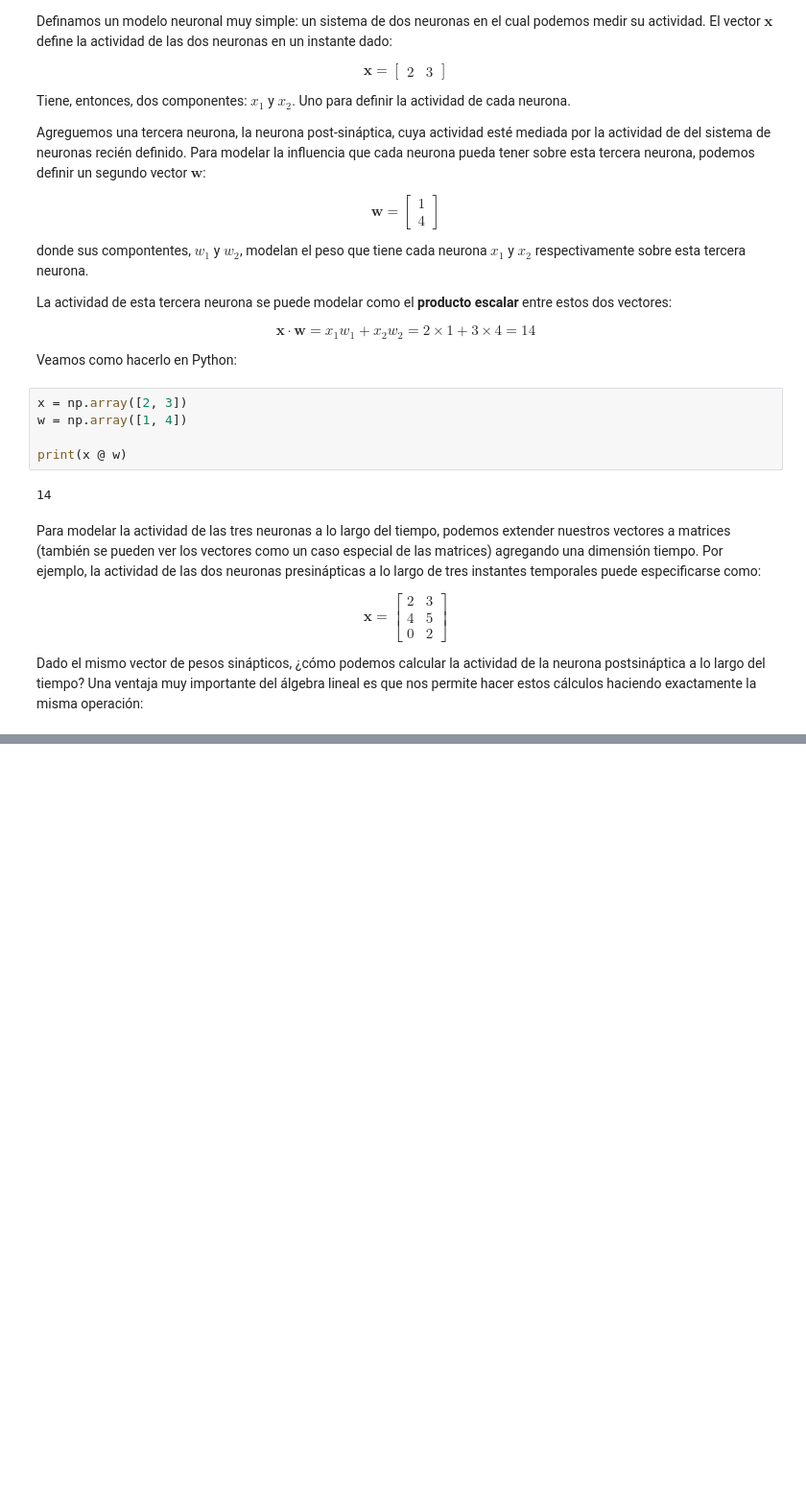
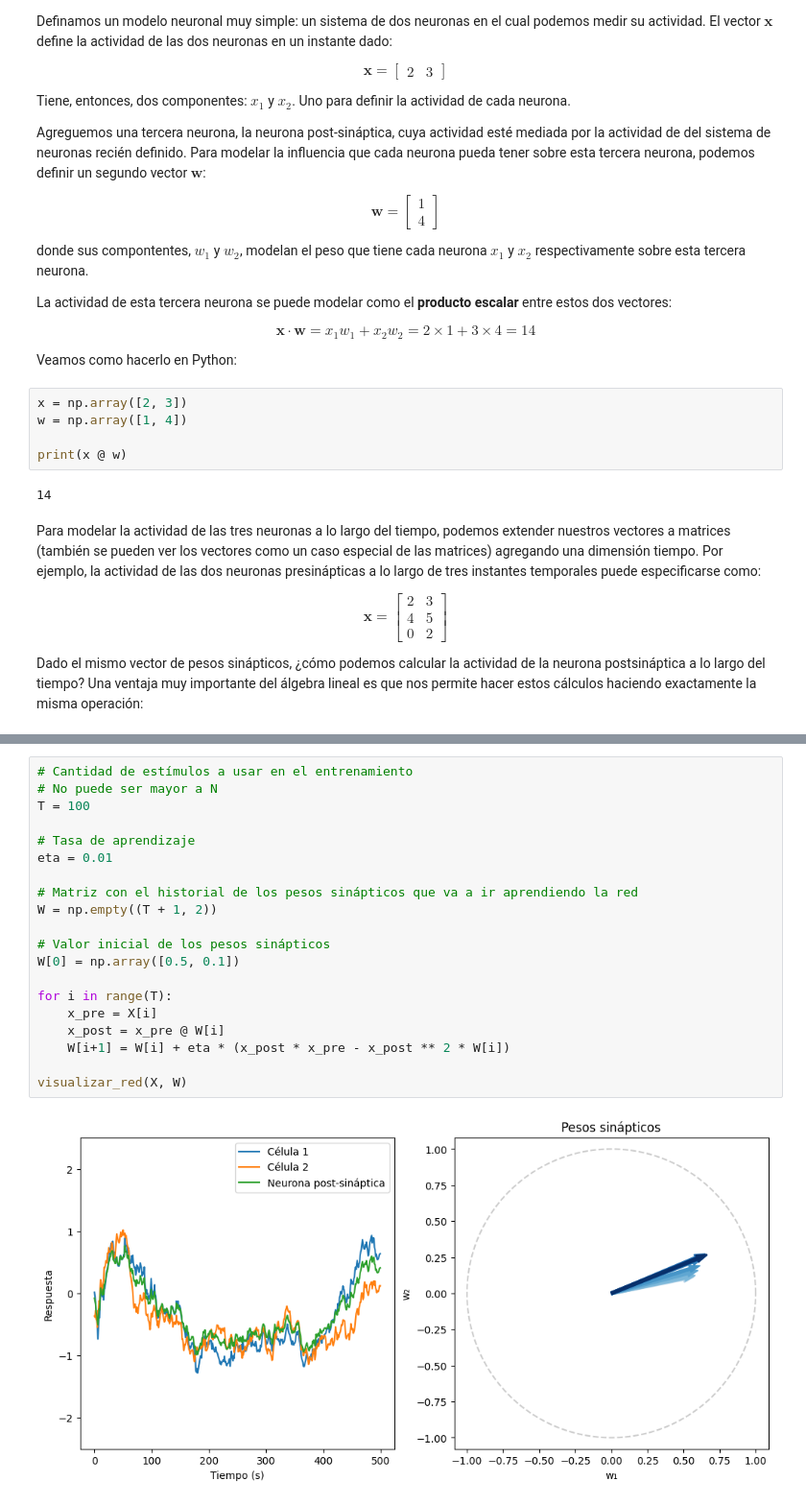
Before and after one commit to MaestriaCienciasCognitivas/ncc, a Jupyter notebook: book/notebooks/S4_Cuaderno4.ipynb, the cells around one changed output, grey strips where cells are left out. Shown at 96% size. Drawn from its saved outputs; the diff is of its cells as text; blank space fills up the shorter version.

```diff
--- a/book/notebooks/S4_Cuaderno4.ipynb
+++ b/book/notebooks/S4_Cuaderno4.ipynb
@@ -626,0 +498,22 @@ for i in range(n):
+# %%
+# Cantidad de estímulos a usar en el entrenamiento
+# No puede ser mayor a N
+T = 100
+
+# Tasa de aprendizaje
+eta = 0.01
+
+# Matriz con el historial de los pesos sinápticos que va a ir aprendiendo la red
+W = np.empty((T + 1, 2))
+
+# Valor inicial de los pesos sinápticos
+W[0] = np.array([0.5, 0.1])
+
+for i in range(T):
+    x_pre = X[i]
+    x_post = x_pre @ W[i]
+    W[i+1] = W[i] + eta * (x_post * x_pre - x_post ** 2 * W[i])
+
+visualizar_red(X, W)
+# %% [output]
+[figure, added]
```
Also changed, not shown: parts of 52 cells of this notebook.
